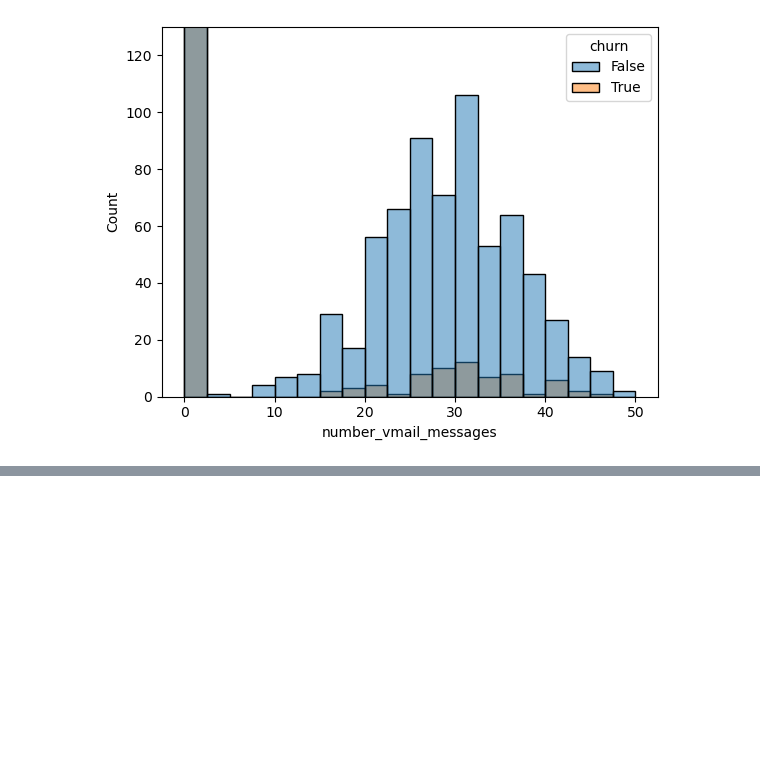
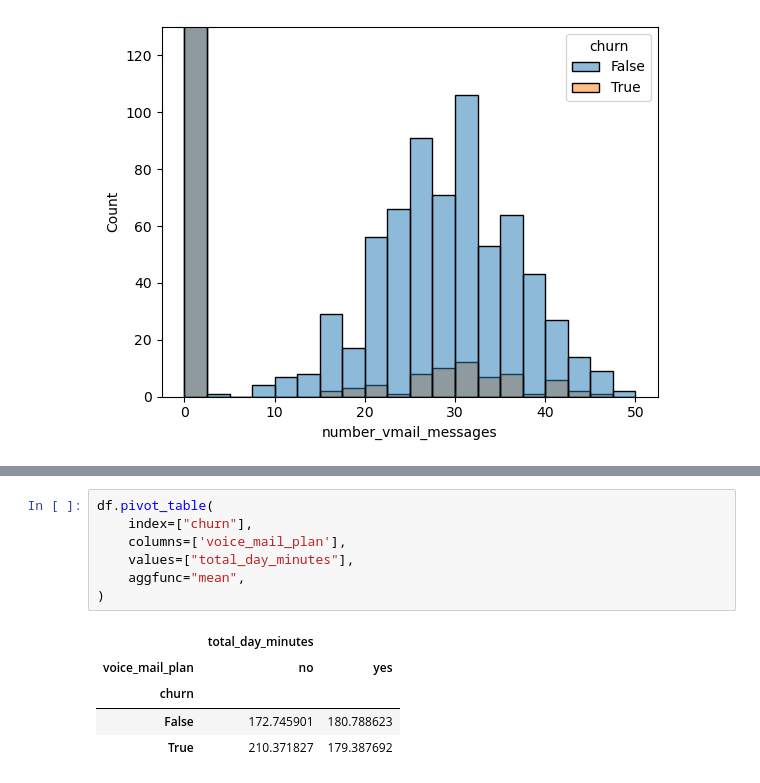
Before and after one commit to Erfan-Taherirani/Data_Science, a Jupyter notebook: Telecom Customer Churn/notebooks/eda.ipynb, the cells around one changed output, grey strips where cells are left out. Drawn from its saved outputs; the diff is of its cells as text; blank space fills up the shorter version.

```diff
--- a/Telecom Customer Churn/notebooks/data_understanding.ipynb
+++ b/Telecom Customer Churn/notebooks/eda.ipynb
@@ -527,0 +640,13 @@ plt.ylim(0, 130)
+# %%
+df.pivot_table(
+    index=["churn"],
+    columns=['voice_mail_plan'],
+    values=["total_day_minutes"],
+    aggfunc="mean",
+)
+# %% [output]
+|  | total_day_minutes |  |
+| voice_mail_plan | no | yes |
+| churn |  |  |
+| False | 172.745901 | 180.788623 |
+| True | 210.371827 | 179.387692 |
```
Also changed, not shown: parts of 18 cells of this notebook.
